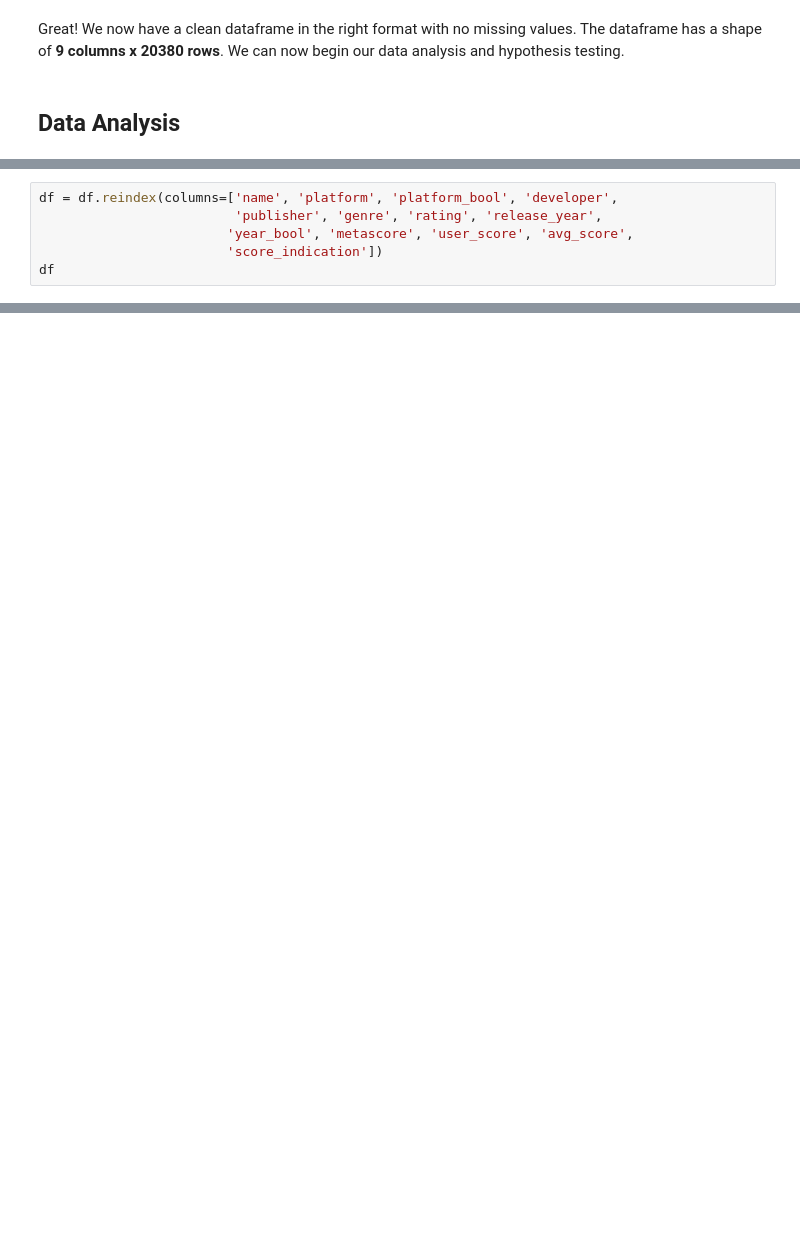
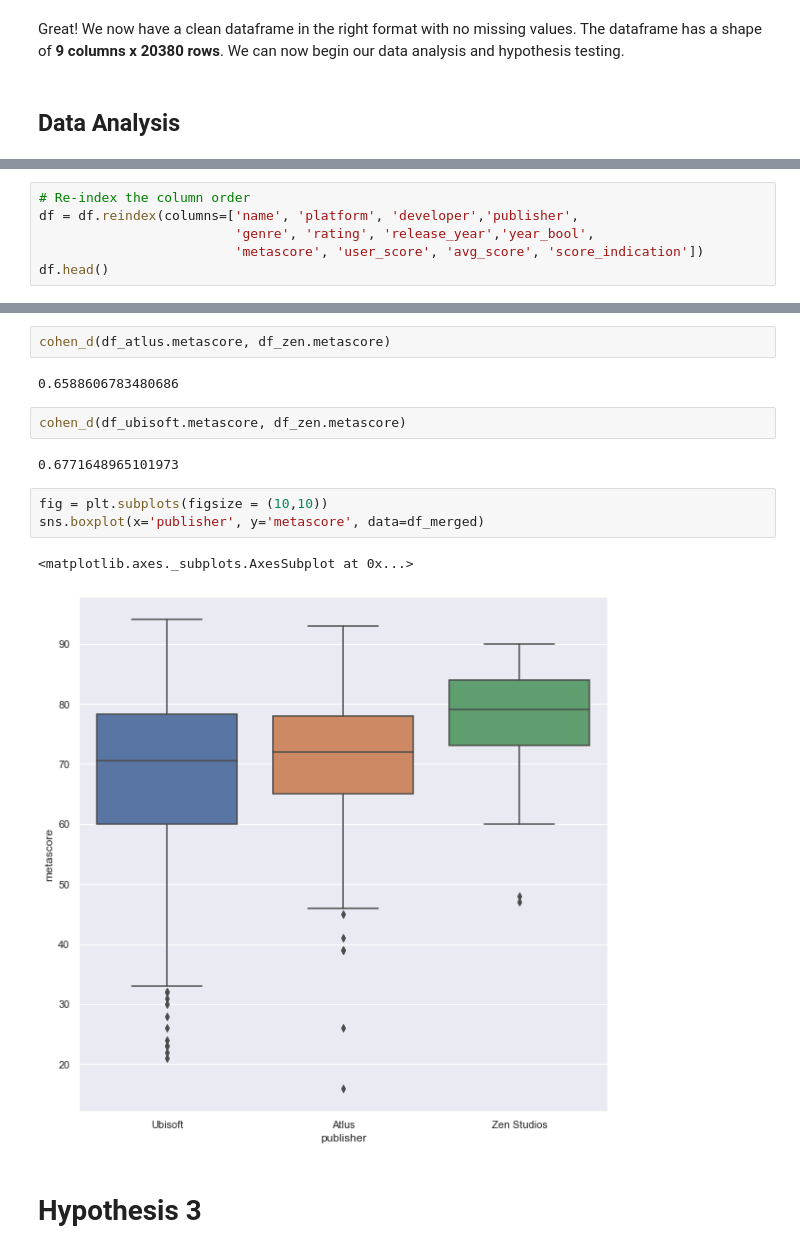
Before and after one commit to songyingho/metacritic_games_statistics, a Jupyter notebook: index.ipynb, the cells around one changed output, grey strips where cells are left out. Saved outputs shown, nothing was run; the diff lists cells and outputs as text; blank space fills up the shorter version.

```diff
--- a/index.ipynb
+++ b/index.ipynb
@@ -153,0 +185,6 @@ df.user_score.groupby(by=df.platform).describe()
+# %%
+# Re-index the column order
+df = df.reindex(columns=['name', 'platform', 'developer','publisher',
+                         'genre', 'rating', 'release_year','year_bool',
+                         'metascore', 'user_score', 'avg_score', 'score_indication'])
+df.head()
@@ -206,6 +225,0 @@ df['score_indication'] = score_indication
-# %%
-df = df.reindex(columns=['name', 'platform', 'platform_bool', 'developer',
-                         'publisher', 'genre', 'rating', 'release_year',
-                        'year_bool', 'metascore', 'user_score', 'avg_score',
-                        'score_indication'])
-df
@@ -296,0 +295,16 @@ df.genre.groupby(by=df.score_indication).describe().sort_values(by = 'count', as
+# %%
+cohen_d(df_atlus.metascore, df_zen.metascore)
+# %% [output]
+0.6588606783480686
+# %%
+cohen_d(df_ubisoft.metascore, df_zen.metascore)
+# %% [output]
+0.6771648965101973
+# %%
+fig = plt.subplots(figsize = (10,10))
+sns.boxplot(x='publisher', y='metascore', data=df_merged)
+# %% [output]
+<matplotlib.axes._subplots.AxesSubplot at 0x...>
+[figure, added]
+# %% [markdown]
+# Hypothesis 3
```
Also changed, not shown: parts of 33 cells of this notebook.
